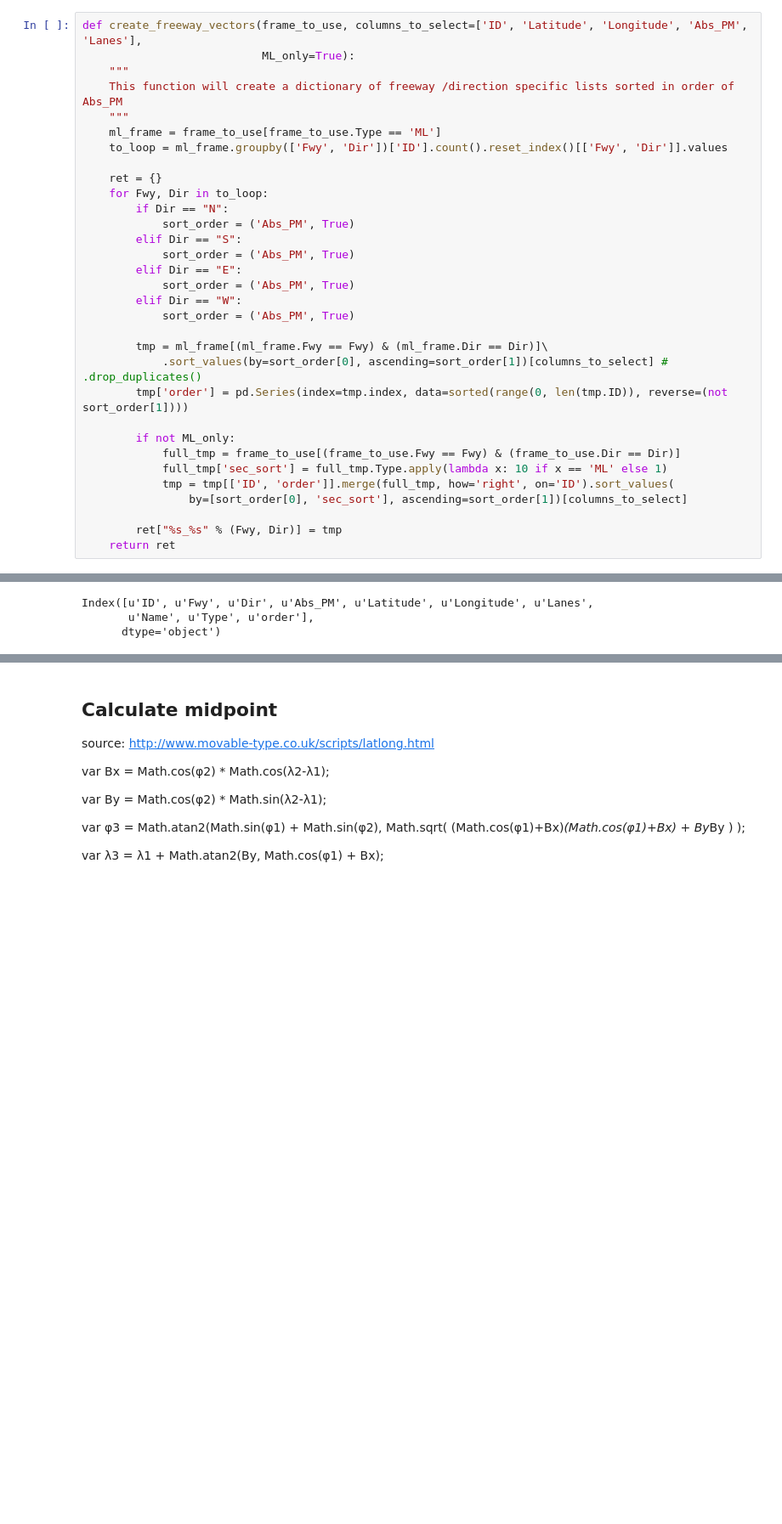
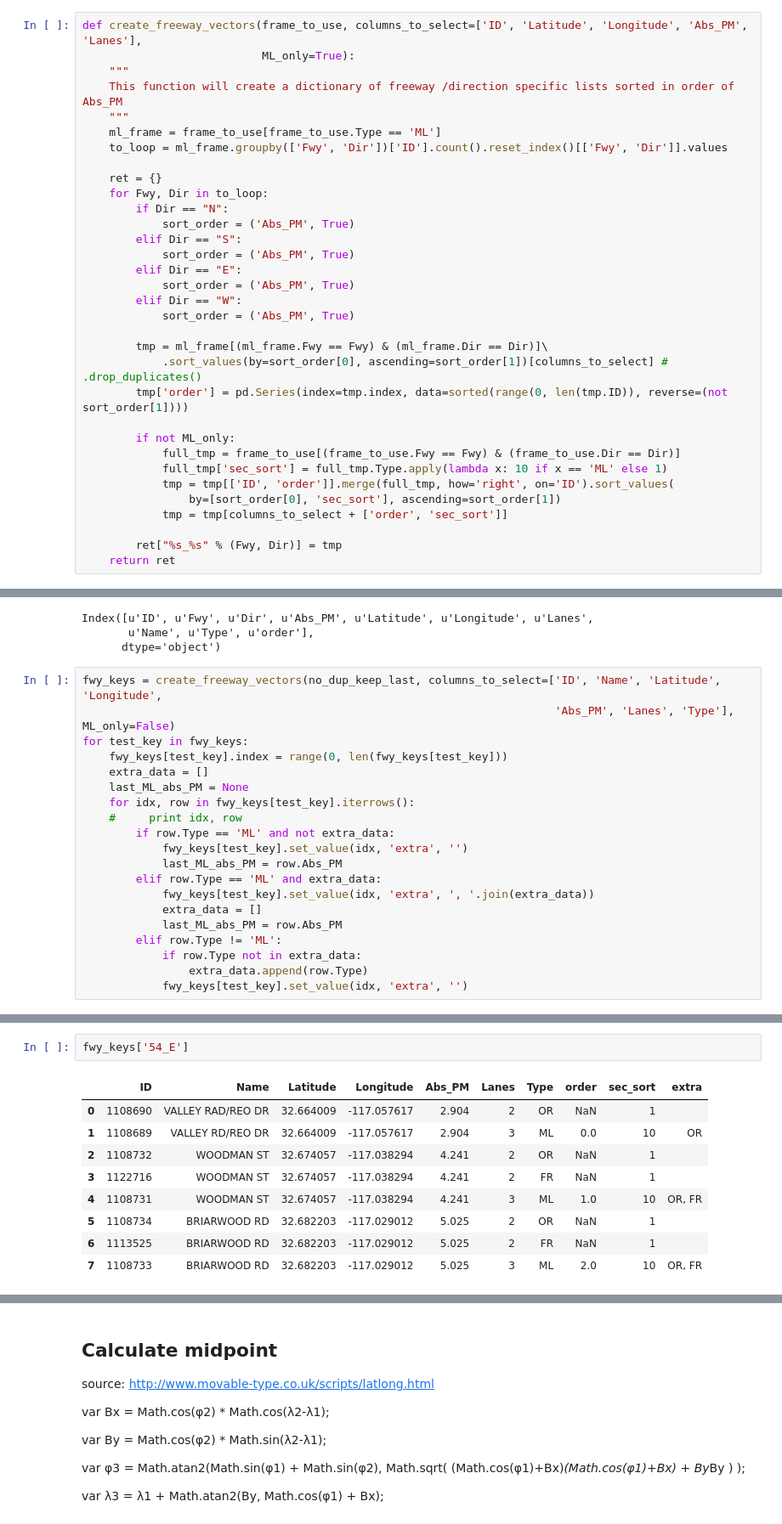
Before and after one commit to abrespect/DSE_Cohort2_Traffic_Capstone, a Jupyter notebook: cohort2/exploration/data_generate_vis_geojson.ipynb, the cells around one changed output, grey strips where cells are left out. Shown: that part at 85% size. Saved outputs shown, nothing was run; the diff lists cells and outputs as text; blank space fills up the shorter version.

```diff
--- a/cohort2/exploration/data_generate_vis_geojson.ipynb
+++ b/cohort2/exploration/data_generate_vis_geojson.ipynb
@@ -155,7 +155,8 @@ def create_freeway_vectors(frame_to_use, columns_to_select=['ID', 'Latitude', 'L
             full_tmp = frame_to_use[(frame_to_use.Fwy == Fwy) & (frame_to_use.Dir == Dir)]
             full_tmp['sec_sort'] = full_tmp.Type.apply(lambda x: 10 if x == 'ML' else 1)
             tmp = tmp[['ID', 'order']].merge(full_tmp, how='right', on='ID').sort_values(
-                by=[sort_order[0], 'sec_sort'], ascending=sort_order[1])[columns_to_select]
+                by=[sort_order[0], 'sec_sort'], ascending=sort_order[1])
+            tmp = tmp[columns_to_select + ['order', 'sec_sort']]
 
         ret["%s_%s" % (Fwy, Dir)] = tmp
     return ret
@@ -306,3 +307,23 @@ freeway_vectors_update[key].columns
 Index([u'ID', u'Fwy', u'Dir', u'Abs_PM', u'Latitude', u'Longitude', u'Lanes',
        u'Name', u'Type', u'order'],
       dtype='object')
+# %%
+fwy_keys = create_freeway_vectors(no_dup_keep_last, columns_to_select=['ID', 'Name', 'Latitude', 'Longitude',
+                                                                       'Abs_PM', 'Lanes', 'Type'], ML_only=False)
+for test_key in fwy_keys:
+    fwy_keys[test_key].index = range(0, len(fwy_keys[test_key]))
+    extra_data = []
+    last_ML_abs_PM = None
+    for idx, row in fwy_keys[test_key].iterrows():
+    #     print idx, row
+        if row.Type == 'ML' and not extra_data:
+            fwy_keys[test_key].set_value(idx, 'extra', '')
+            last_ML_abs_PM = row.Abs_PM
+        elif row.Type == 'ML' and extra_data:
+            fwy_keys[test_key].set_value(idx, 'extra', ', '.join(extra_data))
+            extra_data = []
+            last_ML_abs_PM = row.Abs_PM
+        elif row.Type != 'ML':
+            if row.Type not in extra_data:
+                extra_data.append(row.Type)
+            fwy_keys[test_key].set_value(idx, 'extra', '')
@@ -309,3 +335,15 @@ Index([u'ID', u'Fwy', u'Dir', u'Abs_PM', u'Latitude', u'Longitude', u'Lanes',
+# %%
+fwy_keys['54_E']
+# %% [output]
+|  | ID | Name | Latitude | Longitude | Abs_PM | Lanes | Type | order | sec_sort | extra |
+| 0 | 1108690 | VALLEY RAD/REO DR | 32.664009 | -117.057617 | 2.904 | 2 | OR | NaN | 1 |  |
+| 1 | 1108689 | VALLEY RD/REO DR | 32.664009 | -117.057617 | 2.904 | 3 | ML | 0.0 | 10 | OR |
+| 2 | 1108732 | WOODMAN ST | 32.674057 | -117.038294 | 4.241 | 2 | OR | NaN | 1 |  |
+| 3 | 1122716 | WOODMAN ST | 32.674057 | -117.038294 | 4.241 | 2 | FR | NaN | 1 |  |
+| 4 | 1108731 | WOODMAN ST | 32.674057 | -117.038294 | 4.241 | 3 | ML | 1.0 | 10 | OR, FR |
+| 5 | 1108734 | BRIARWOOD RD | 32.682203 | -117.029012 | 5.025 | 2 | OR | NaN | 1 |  |
+| 6 | 1113525 | BRIARWOOD RD | 32.682203 | -117.029012 | 5.025 | 2 | FR | NaN | 1 |  |
+| 7 | 1108733 | BRIARWOOD RD | 32.682203 | -117.029012 | 5.025 | 3 | ML | 2.0 | 10 | OR, FR |
 # %%
 # update ML file for 2008 to 2015
 final = {}
```
Also changed, not shown: parts of 10 cells of this notebook, 27 other files.
